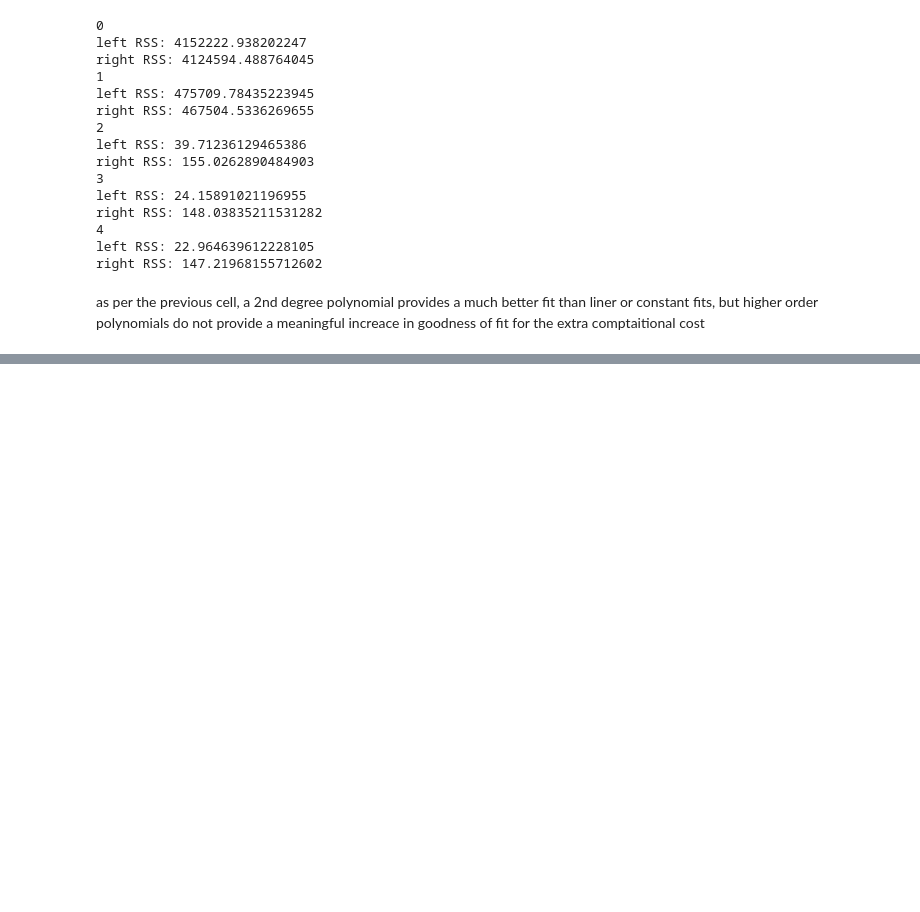
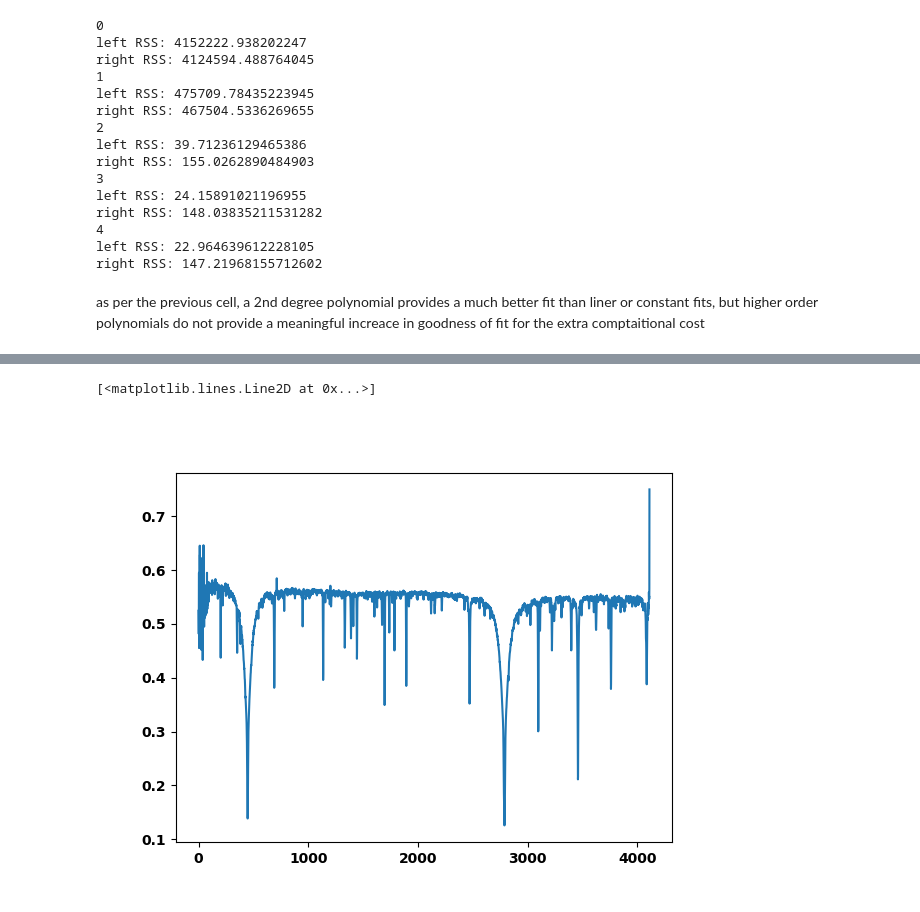
Before and after one commit to orm11/astr4004_assignment_02, a Jupyter notebook: stellar_spectrum_reduction.ipynb, the cells around one changed output, grey strips where cells are left out. Cells and saved outputs as stored; diff of their text form; code cells hidden in the pictures; blank space fills up the shorter version.

Commit message:
fixed the tramline finding code, computed the lunar spectrum, identified the CaII triplett, added coments

```diff
--- a/stellar_spectrum_reduction.ipynb
+++ b/stellar_spectrum_reduction.ipynb
@@ -115,0 +146,21 @@ ax.plot(np.polyval(right_p,idxs),idxs,c='b')
+# %%
+#construct a mask on the data to isolate the space between the tramtracks
+spec_mask = np.zeros_like(moon_data)
+cross_disp_grid = np.arange(0,moon_data.shape[1],1)
+left_track = np.polyval(left_p,np.arange(0,moon_data.shape[0],1))
+right_track = np.polyval(right_p,np.arange(0,moon_data.shape[0],1))
+for i,row in enumerate(spec_mask):
+    row[(cross_disp_grid>left_track[i]) & (cross_disp_grid<right_track[i])] = 1
+spec_mask = spec_mask.astype(bool)
+# %%
+#use the mask to replace all data outside the tramlines with NaN
+moon_spec_data = np.where(spec_mask,moon_data,np.nan)
+flat_spec_data = np.where(spec_mask,flat_data,np.nan)
+#sum the remaining moon data and normalize by the flat data
+moon_spec = np.nansum(moon_spec_data,axis=1)/np.nansum(flat_spec_data,axis=1)
+#plot the spectrum
+fig,axs = plt.subplots()
+axs.plot(moon_spec)
+# %% [output]
+[<matplotlib.lines.Line2D at 0x...>]
+[figure, added]
```
Also changed, not shown: parts of 12 cells of this notebook.
